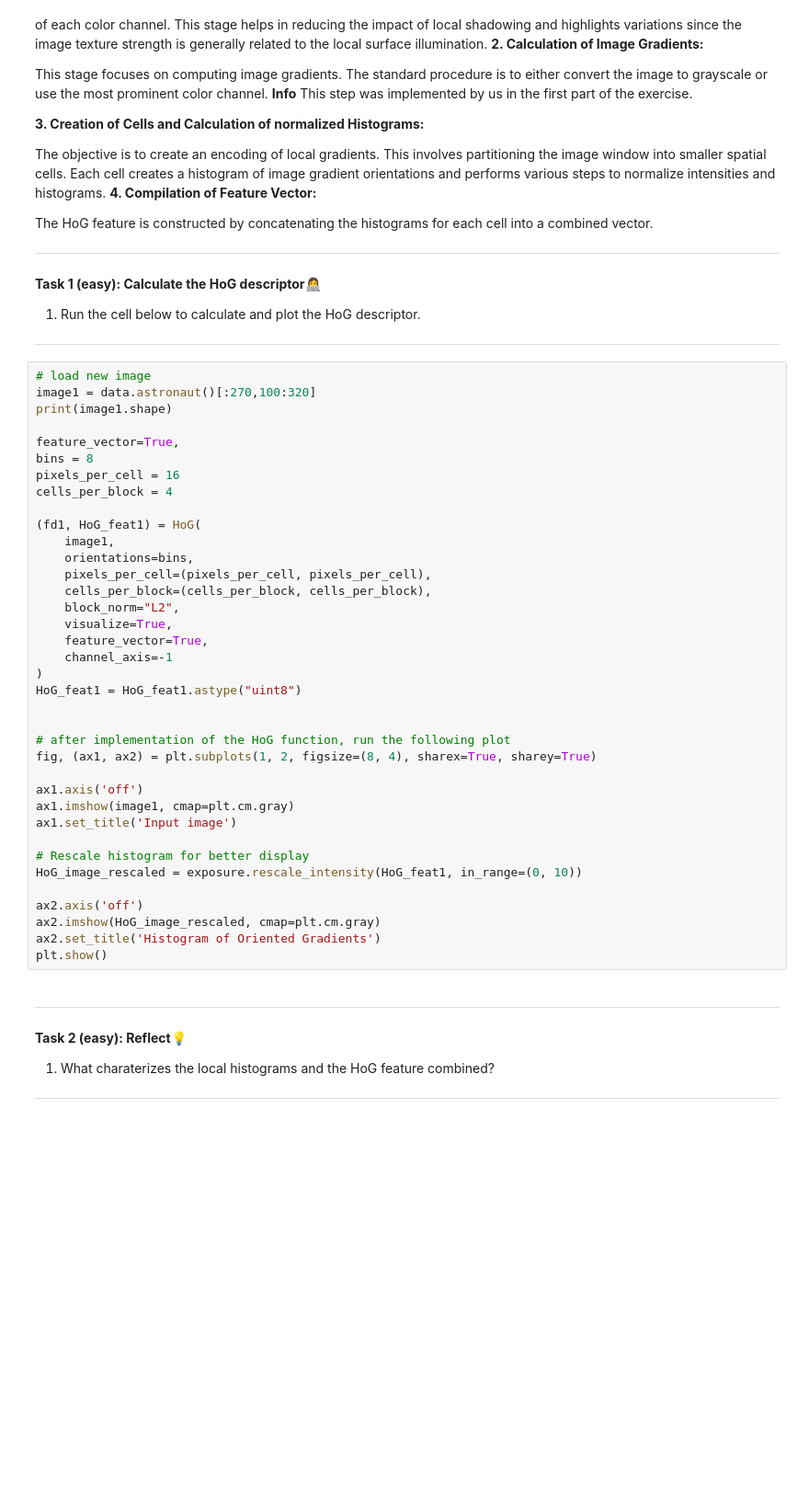
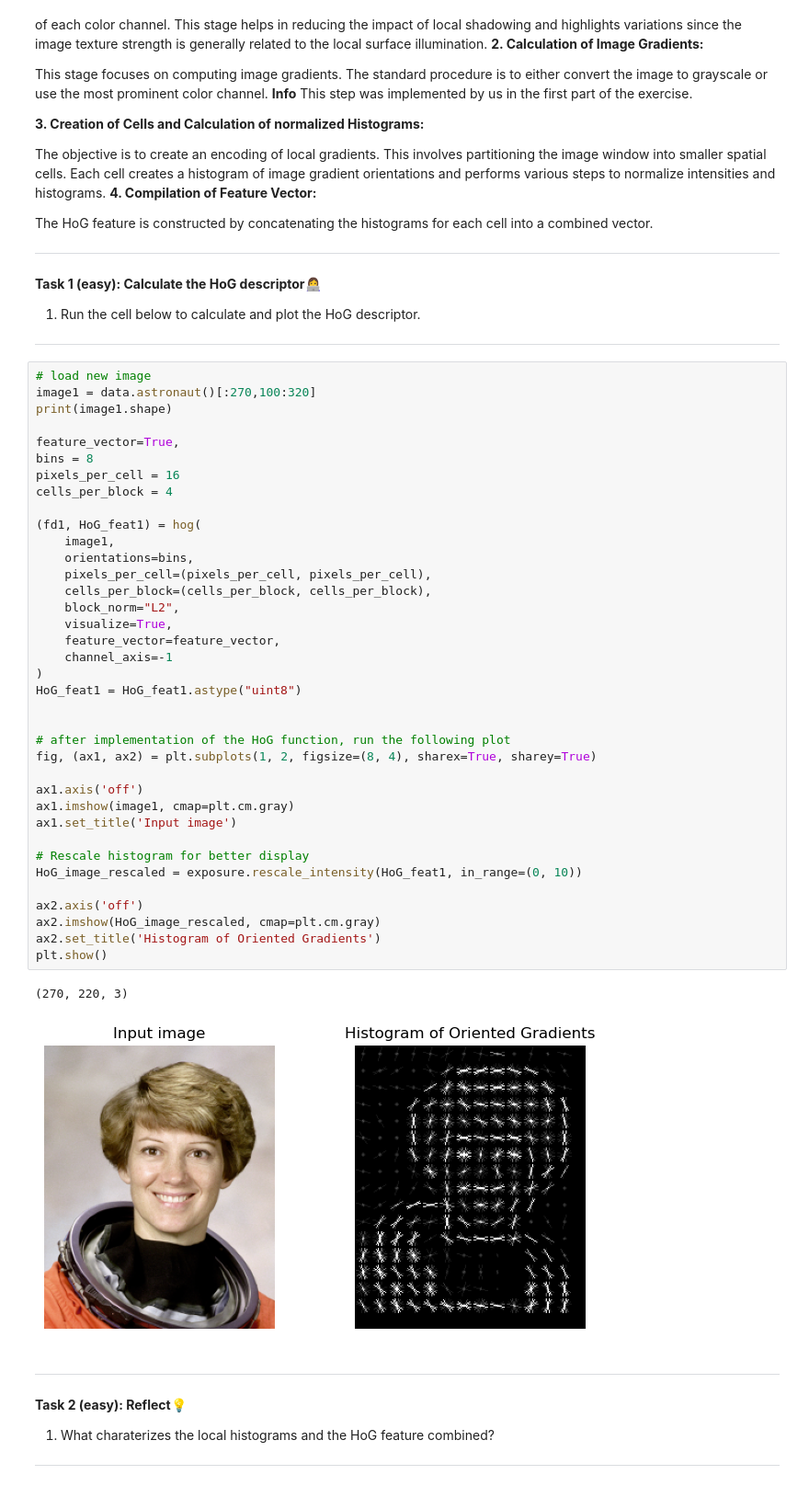
Before and after one commit to AlbertRossJoh/MLintro, a Jupyter notebook: W11/03-hog.ipynb, the cells around one changed output. Shown at 92% size. Drawn from its saved outputs; the diff is of its cells as text; blank space fills up the shorter version.

```diff
--- a/W11/03-hog.ipynb
+++ b/W11/03-hog.ipynb
@@ -113,35 +117,38 @@ print(image1.shape)
 feature_vector=True,
 bins = 8
 pixels_per_cell = 16
 cells_per_block = 4
 
-(fd1, HoG_feat1) = HoG(
+(fd1, HoG_feat1) = hog(
     image1,
     orientations=bins,
     pixels_per_cell=(pixels_per_cell, pixels_per_cell),
     cells_per_block=(cells_per_block, cells_per_block),
     block_norm="L2",
     visualize=True,
-    feature_vector=True,
+    feature_vector=feature_vector,
     channel_axis=-1
 )
 HoG_feat1 = HoG_feat1.astype("uint8")
 
 
 # after implementation of the HoG function, run the following plot
 fig, (ax1, ax2) = plt.subplots(1, 2, figsize=(8, 4), sharex=True, sharey=True)
 
 ax1.axis('off')
 ax1.imshow(image1, cmap=plt.cm.gray)
 ax1.set_title('Input image')
 
 # Rescale histogram for better display
 HoG_image_rescaled = exposure.rescale_intensity(HoG_feat1, in_range=(0, 10))
 
 ax2.axis('off')
 ax2.imshow(HoG_image_rescaled, cmap=plt.cm.gray)
 ax2.set_title('Histogram of Oriented Gradients')
 plt.show()
+# %% [output]
+(270, 220, 3)
+[figure, added]
 # %% [markdown]
 
 ---
```
Also changed, not shown: parts of 11 cells of this notebook, 11 other files.
